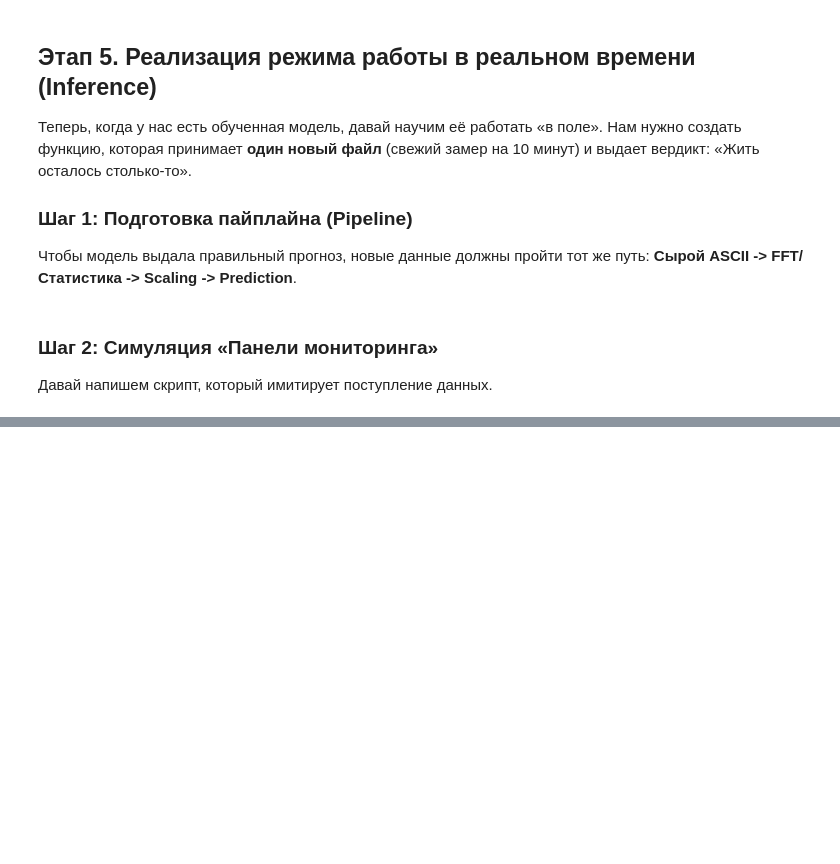
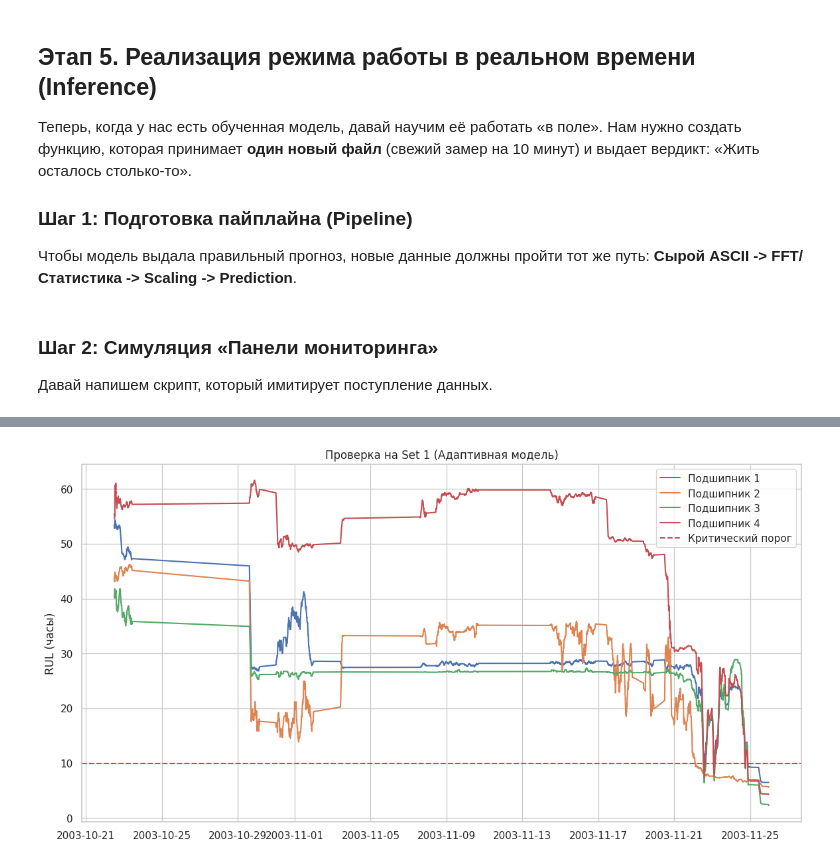
Before and after one commit to czeberyak/industrial-health-index-pdm, a Jupyter notebook: notebooks/BearingHealth Predictor.ipynb, the cells around one changed output, grey strips where cells are left out. Saved outputs shown, nothing was run; the diff lists cells and outputs as text; code cells hidden in the pictures; blank space fills up the shorter version.

```diff
--- a/notebooks/BearingHealth Predictor.ipynb
+++ b/notebooks/BearingHealth Predictor.ipynb
@@ -417,0 +557,61 @@ def run_realtime_monitoring(test_files_dir, model, scaler):
+# %%
+def plot_set1_predictions_fixed(df_features, model, scaler):
+    plt.figure(figsize=(14, 7))
+
+    # 1. Узнаем, чего ждут scaler и model
+    scaler_cols = list(getattr(scaler, 'feature_names_in_', []))
+    model_n_feats = getattr(model, 'n_features_in_', 52)
+
+    if not scaler_cols:
+        raise ValueError("scaler не содержит feature_names_in_. Проверьте, был ли он fit'нут на DataFrame.")
+
+    for target_b_idx in range(1, 5): # Цикл по 4 подшипникам Set 1
+        X_eval = pd.DataFrame(index=df_features.index)
+
+        for col in scaler_cols:
+            # Безопасно извлекаем имя признака и номер соседа
+            if col.startswith('failed_b_'):
+                feat = col[9:] # 'failed_b_' имеет длину 9
+                source_col = f'b{target_b_idx}_{feat}'
+
+            elif col.startswith('healthy_b'):
+                temp = col[9:] # 'healthy_b' имеет длину 9
+                neighbor_num = int(temp[0])
+                feat = temp[1:]
+                if feat.startswith('_'): feat = feat[1:]
+
+                # Если сосед совпадает с исследуемым подшипником, берём следующего (циклически 1..4)
+                actual_neighbor = (neighbor_num % 4) + 1 if neighbor_num == target_b_idx else neighbor_num
+                source_col = f'b{actual_neighbor}_{feat}'
+            else:
+                continue
+
+            # Если колонки нет в данных, подставляем 0 (чтобы не ломать scaler)
+            X_eval[col] = df_features.get(source_col, 0.0)
+
+        # 2. Приводим порядок колонок к тому, что ожидает scaler
+        X_eval = X_eval[scaler_cols]
+
+        # 3. Масштабируем
+        X_scaled = scaler.transform(X_eval)
+
+        # 4. Если model ожидает меньше признаков, чем выдал scaler, аккуратно обрезаем
+        if X_scaled.shape[1] > model_n_feats:
+            X_scaled = X_scaled[:, :model_n_feats]
+
+        preds = model.predict(X_scaled)
+        preds_smoothed = pd.Series(preds).rolling(window=15, min_periods=1).mean()
+
+        plt.plot(df_features['timestamp'], preds_smoothed, label=f'Подшипник {target_b_idx}')
+
+    plt.axhline(y=10, color='r', linestyle='--', label='Критический порог')
+    plt.title('Проверка на Set 1 (Адаптивная модель)')
+    plt.ylabel('RUL (часы)')
+    plt.legend()
+    plt.grid(True)
+    plt.show()
+
+# Запуск
+plot_set1_predictions_fixed(df_test1, model, scaler)
+# %% [output]
+[figure, added]
```
Also changed, not shown: parts of 16 cells of this notebook, 3 other files.
